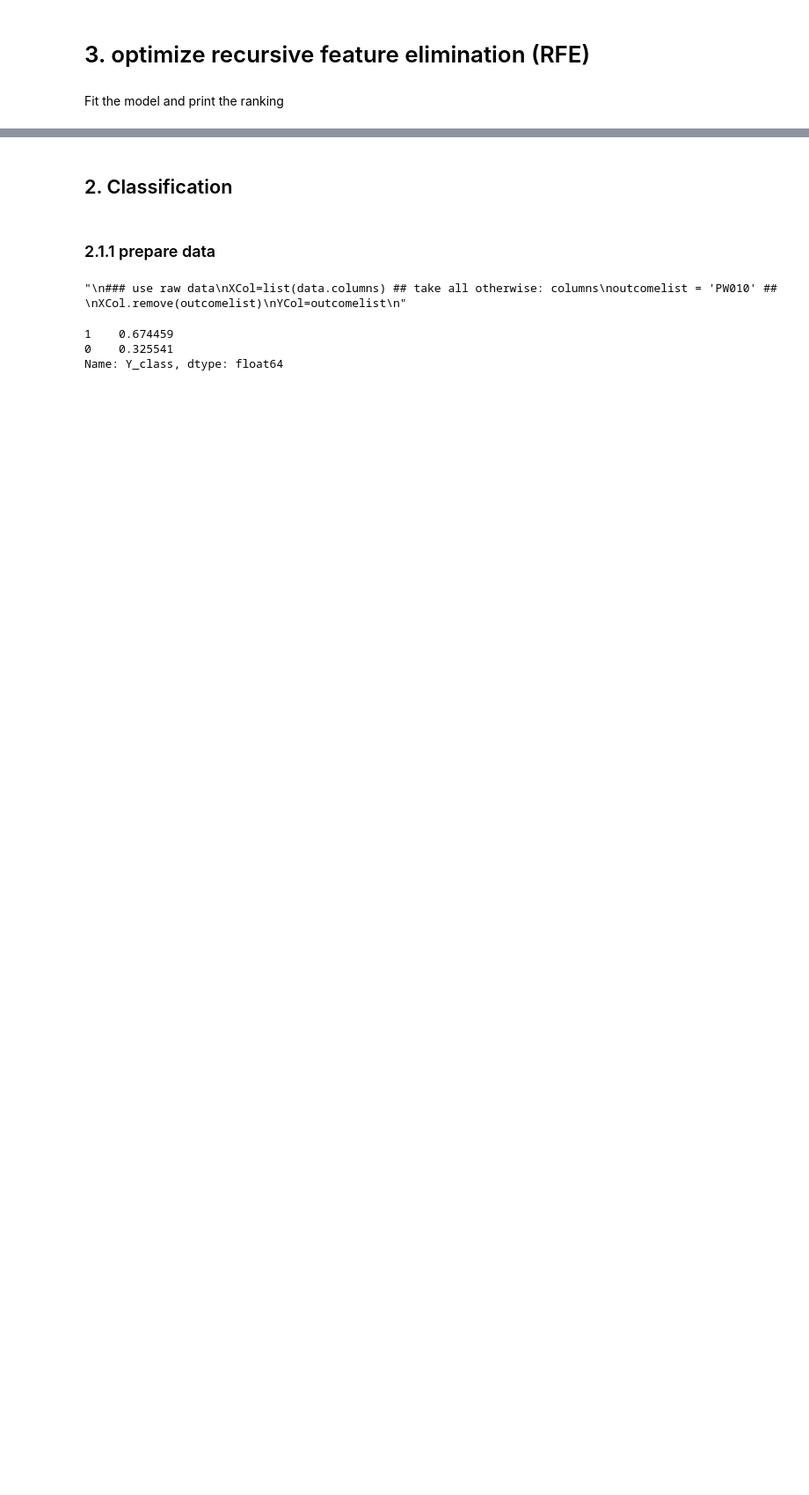
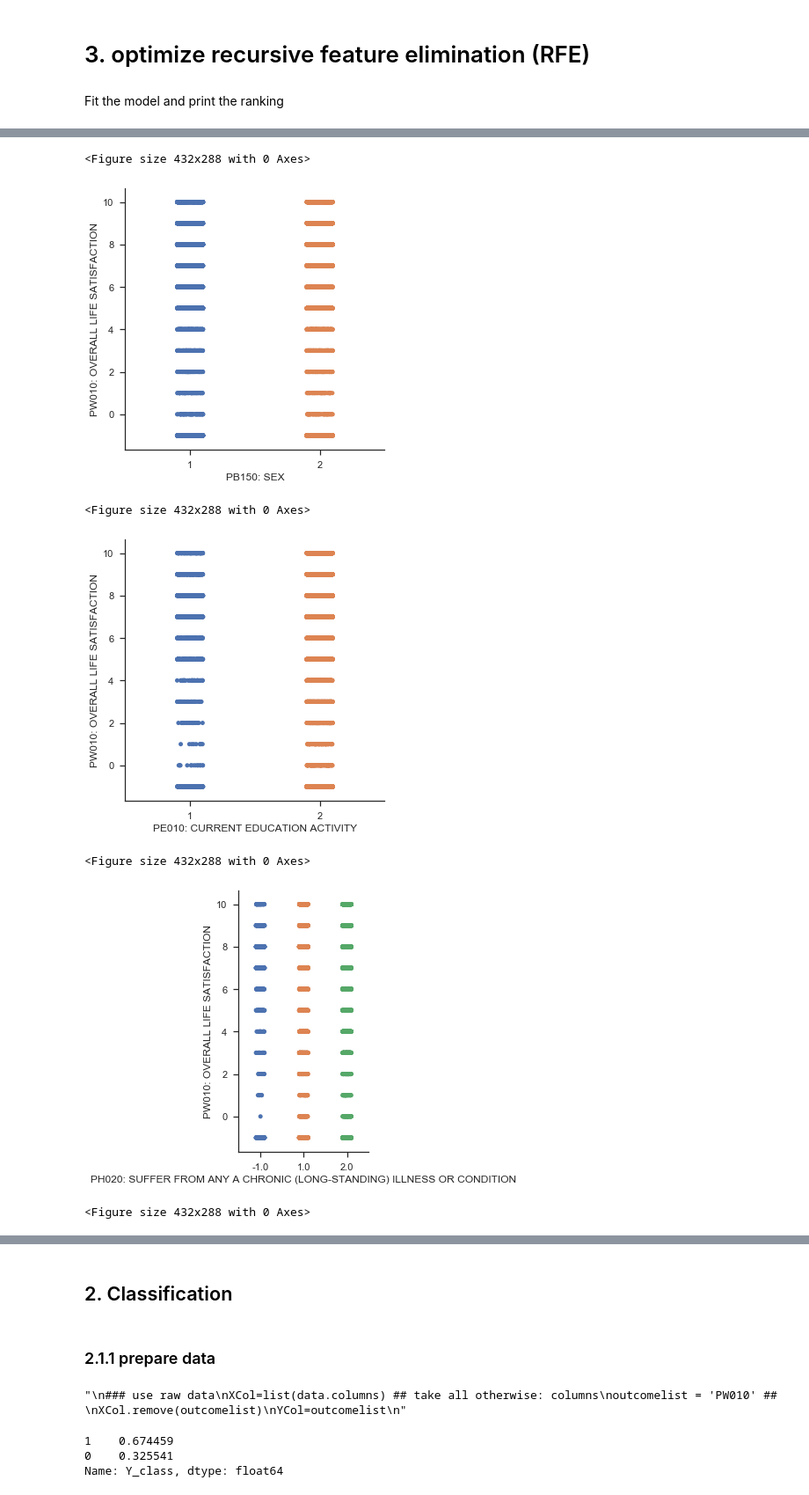
Before and after one commit to ta-data-lis/final-project, a Jupyter notebook: your-project/3_Machine Learning - TRY2.ipynb, the cells around one changed output, grey strips where cells are left out. Shown at 88% size. Cells and saved outputs as stored; diff of their text form; code cells hidden in the pictures; blank space fills up the shorter version.

```diff
--- a/your-project/3_Machine Learning - TRY2.ipynb
+++ b/your-project/3_Machine Learning - TRY2.ipynb
@@ -430,12 +448,20 @@ r2_score(y_test, y_pred)
 # initialize an RFE model using the `auto_model` linear regression model. Set `n_features_to_select=3`
 # %% [markdown]
 Fit the model and print the ranking
+# %%
+data = ds
+XCol= columns #
+outcomelist = 'PW010: OVERALL LIFE SATISFACTION'
+#XCol.remove(outcomelist)
+YCol=outcomelist
+X = data[XCol]
+y= data[YCol]
 # %%
-"""auto_model = LinearRegression()
+auto_model = LinearRegression()
 selector = RFE(auto_model, 5, step=1)
-model = selector.fit(X_test,y_test)
+model = selector.fit(X,y)
 
 
 selector.ranking_
-#selector.support_"""
+#selector.support_
 # %% [output]
@@ -443,8 +471,8 @@ selector.ranking_
 # %%
-"""rfe_col = []
+rfe_col = []
 for x in range(len(X.columns)):
-    if selector.ranking_[x]<=10:
+    if selector.ranking_[x]<=2:
         rfe_col.append(X.columns[x])
 print(len(rfe_col))
-rfe_col"""
+rfe_col
 # %% [output]
@@ -451,0 +499,15 @@ rfe_col"""
+# %%
+sns.set(style="ticks")
+for x in rfe_col:
+    plt.figure(figsize=(6,4))
+    ax=sns.catplot(x=x, y ='PW010: OVERALL LIFE SATISFACTION', data=data)
+    name =x[7:]+".png"
+    ax.savefig(name)
+# %% [output]
+<Figure size 432x288 with 0 Axes>
+[figure, added]
+<Figure size 432x288 with 0 Axes>
+[figure, added]
+<Figure size 432x288 with 0 Axes>
+[figure, added]
+<Figure size 432x288 with 0 Axes>
```
Also changed, not shown: parts of 37 cells of this notebook, 9 other files.
